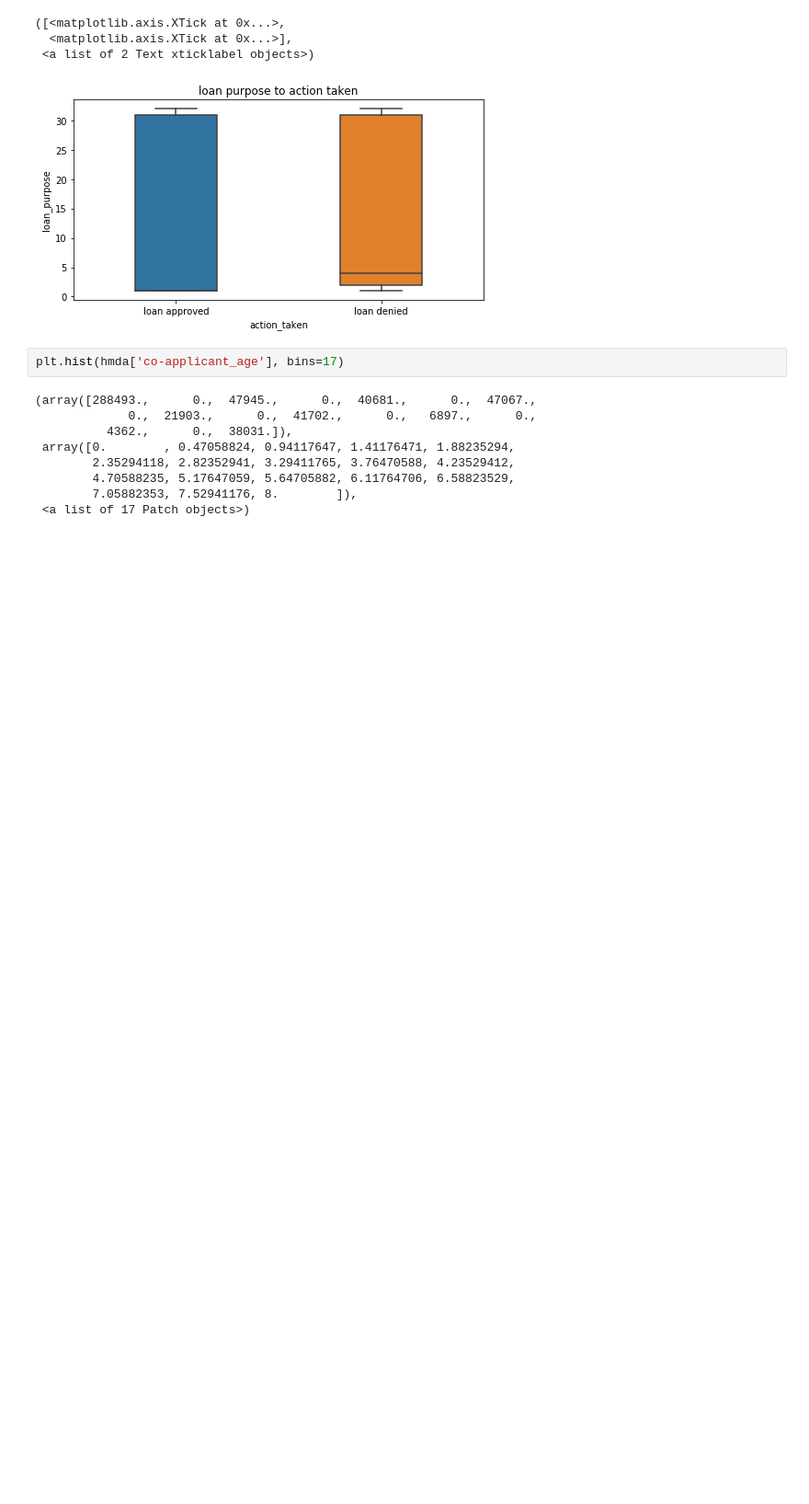
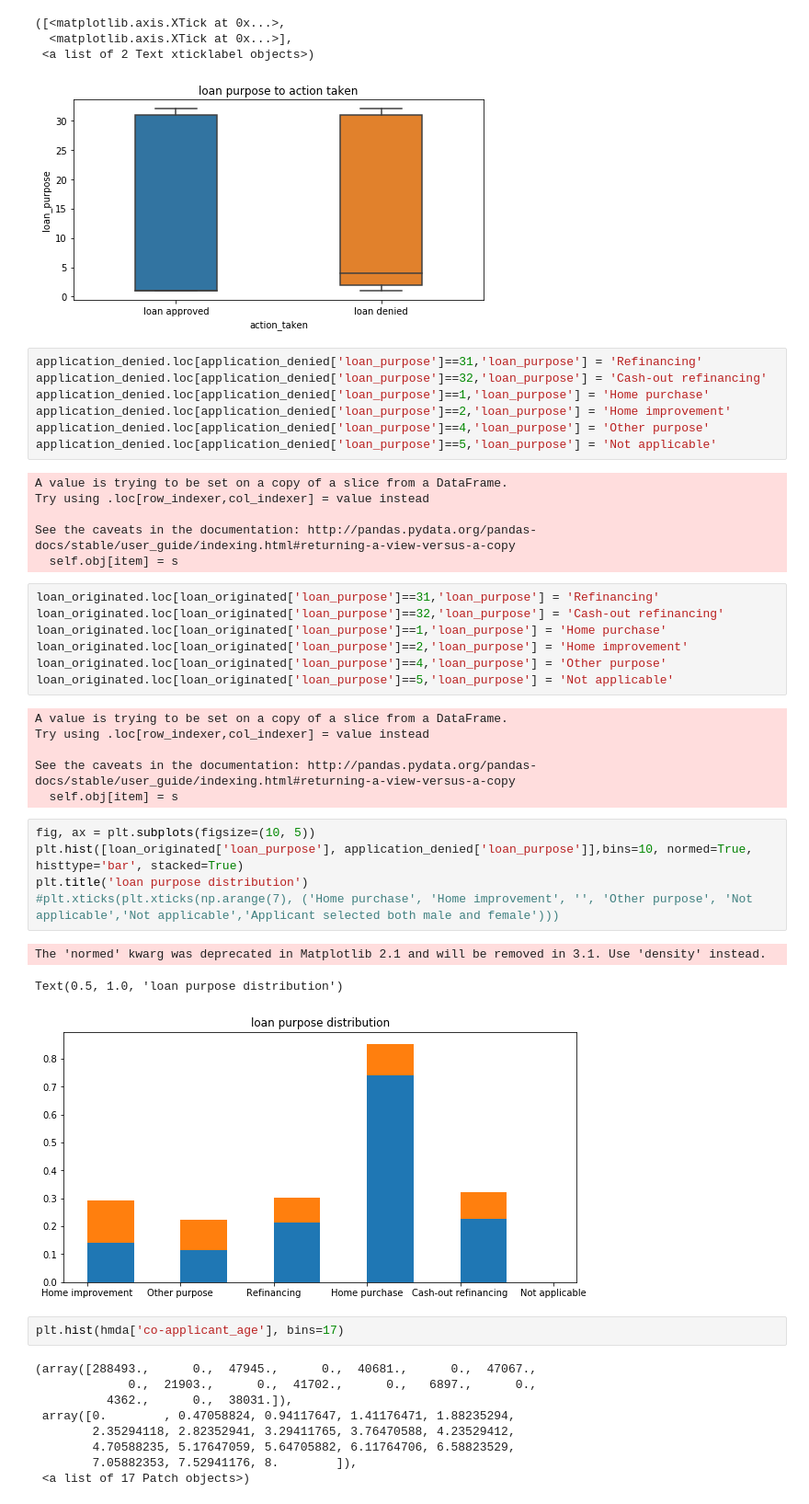
Before and after one commit to OracyC/Capstone-HMDA, a Jupyter notebook: EDA_HMDA.ipynb, the cells around one changed output. Shown at 92% size. Cells and saved outputs as stored; diff of their text form; blank space fills up the shorter version.

```diff
--- a/EDA_HMDA.ipynb
+++ b/EDA_HMDA.ipynb
@@ -138,6 +138,41 @@ plt.xticks(np.arange(2),('loan approved','loan denied'))
   <matplotlib.axis.XTick at 0x...>],
  <a list of 2 Text xticklabel objects>)
 [figure]
+# %%
+application_denied.loc[application_denied['loan_purpose']==31,'loan_purpose'] = 'Refinancing'
+application_denied.loc[application_denied['loan_purpose']==32,'loan_purpose'] = 'Cash-out refinancing'
+application_denied.loc[application_denied['loan_purpose']==1,'loan_purpose'] = 'Home purchase'
+application_denied.loc[application_denied['loan_purpose']==2,'loan_purpose'] = 'Home improvement'
+application_denied.loc[application_denied['loan_purpose']==4,'loan_purpose'] = 'Other purpose'
+application_denied.loc[application_denied['loan_purpose']==5,'loan_purpose'] = 'Not applicable'
+# %% [output]
+A value is trying to be set on a copy of a slice from a DataFrame.
+Try using .loc[row_indexer,col_indexer] = value instead
+
+See the caveats in the documentation: http://pandas.pydata.org/pandas-docs/stable/user_guide/indexing.html#returning-a-view-versus-a-copy
+  self.obj[item] = s
+# %%
+loan_originated.loc[loan_originated['loan_purpose']==31,'loan_purpose'] = 'Refinancing'
+loan_originated.loc[loan_originated['loan_purpose']==32,'loan_purpose'] = 'Cash-out refinancing'
+loan_originated.loc[loan_originated['loan_purpose']==1,'loan_purpose'] = 'Home purchase'
+loan_originated.loc[loan_originated['loan_purpose']==2,'loan_purpose'] = 'Home improvement'
+loan_originated.loc[loan_originated['loan_purpose']==4,'loan_purpose'] = 'Other purpose'
+loan_originated.loc[loan_originated['loan_purpose']==5,'loan_purpose'] = 'Not applicable'
+# %% [output]
+A value is trying to be set on a copy of a slice from a DataFrame.
+Try using .loc[row_indexer,col_indexer] = value instead
+
+See the caveats in the documentation: http://pandas.pydata.org/pandas-docs/stable/user_guide/indexing.html#returning-a-view-versus-a-copy
+  self.obj[item] = s
+# %%
+fig, ax = plt.subplots(figsize=(10, 5))
+plt.hist([loan_originated['loan_purpose'], application_denied['loan_purpose']],bins=10, normed=True, histtype='bar', stacked=True)
+plt.title('loan purpose distribution')
+#plt.xticks(plt.xticks(np.arange(7), ('Home purchase', 'Home improvement', '', 'Other purpose', 'Not applicable','Not applicable','Applicant selected both male and female')))
+# %% [output]
+The 'normed' kwarg was deprecated in Matplotlib 2.1 and will be removed in 3.1. Use 'density' instead.
+Text(0.5, 1.0, 'loan purpose distribution')
+[figure, added]
 # %%
 plt.hist(hmda['co-applicant_age'], bins=17)
 # %% [output]
```
Also changed, not shown: parts of 1 cell of this notebook.
